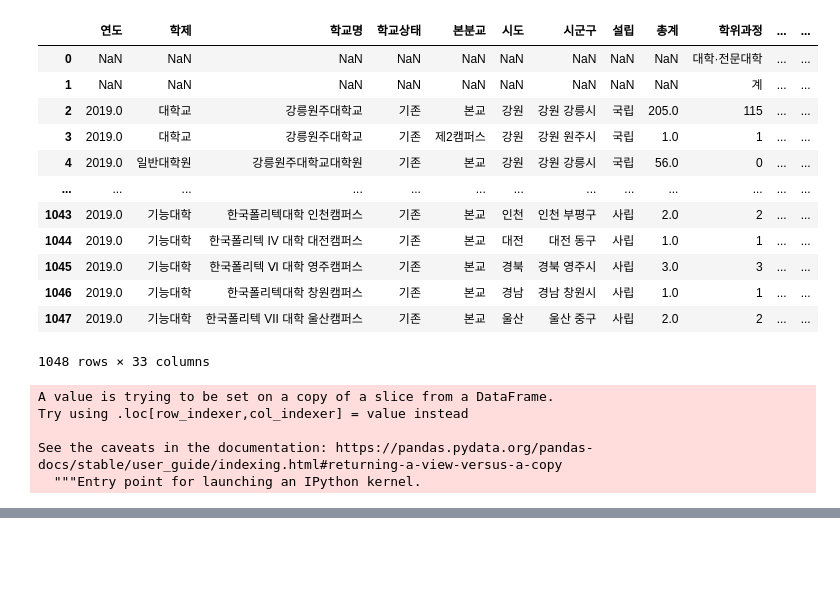
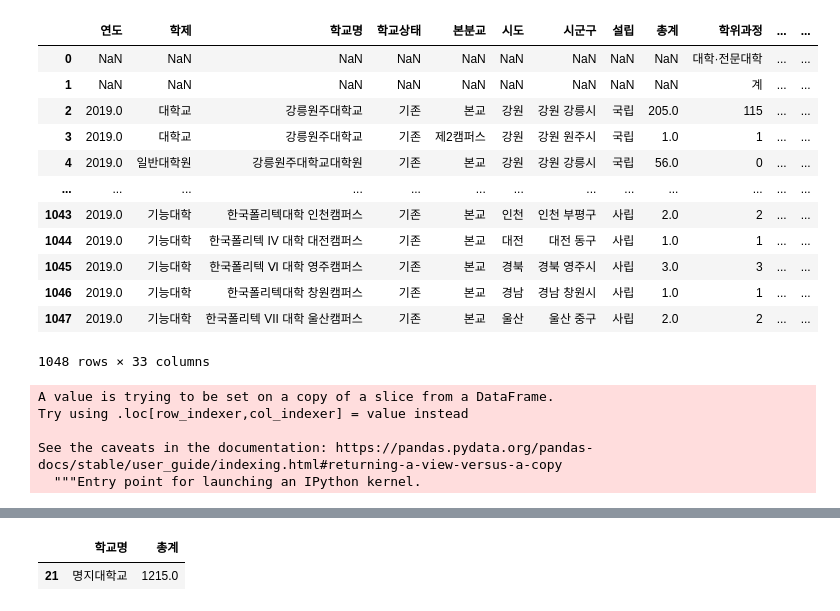
Before and after one commit to icehongsi/seoulresearch_project, a Jupyter notebook: 대학별 유학생 수.ipynb, the cells around one changed output, grey strips where cells are left out. Drawn from its saved outputs; the diff is of its cells as text; code cells hidden in the pictures; blank space fills up the shorter version.

```diff
--- a/대학별 유학생 수.ipynb
+++ b/대학별 유학생 수.ipynb
@@ -33,6 +33,5 @@ Try using .loc[row_indexer,col_indexer] = value instead
 See the caveats in the documentation: https://pandas.pydata.org/pandas-docs/stable/user_guide/indexing.html#returning-a-view-versus-a-copy
   """Entry point for launching an IPython kernel.
 # %%
-#data = data.groupby("학교명")["총계"].sum().reset_index()
-data = data.rename(columns = {"학교명"})
+data = data.groupby("학교명")["총계"].sum().reset_index()
 # %% [output]
@@ -52,3 +39,8 @@ data = data.rename(columns = {"학교명"})
+# %%
+data[data["학교명"] == "명지대학교"]
+# %% [output]
+|  | 학교명 | 총계 |
+| 21 | 명지대학교 | 1215.0 |
 # %%
 univ = pd.read_csv(f"{directory}/서울시 대학 DB.csv", encoding = "cp949")
 # %%
```
Also changed, not shown: parts of 4 cells of this notebook, 6 other files.
